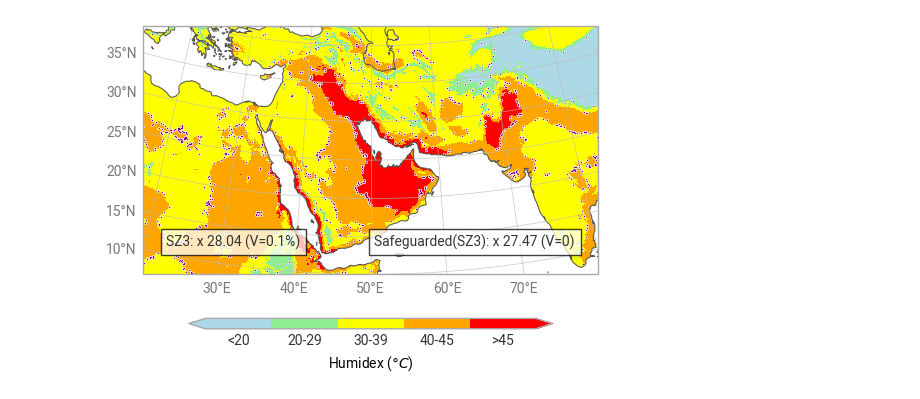
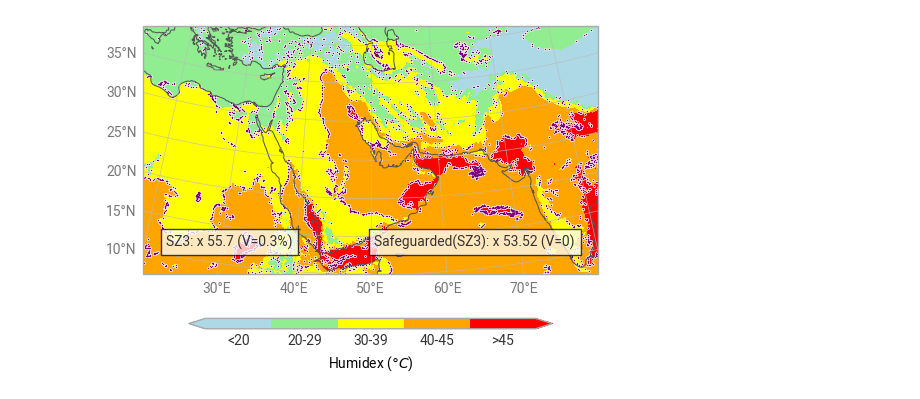
Before and after one commit to juntyr/compression-safeguards, a Jupyter notebook: examples/summary-qoi-km.ipynb, the cells around one changed output. Saved outputs shown, nothing was run; the diff lists cells and outputs as text; code cells hidden in the pictures.

Commit message:
Update to IFS-FESOM 0.05 degree data

```diff
--- a/examples/summary-qoi-km.ipynb
+++ b/examples/summary-qoi-km.ipynb
@@ -16,3 +11,16 @@ ERA5 = xr.open_dataset(
+# %%
+# TODO: rename
+ERA5 = (
+    xr.open_mfdataset(
+        "/Users/junityre/Downloads/ifs_fesom_story_o25-1_juniper/20240530/*.nc",
+        engine="netcdf4",
+    )
+    .sel(
+        # TODO: compress all
+        time=slice("2024-05-30T12", "2024-05-30T12"),
+    )
+    .rename_vars({"2d": "d2m", "2t": "t2m"})
+)
 # %%
 def humindex(ERA5):
     assert ERA5.t2m.units == "K"
@@ -124,7 +132,7 @@ domain = earthkit.plots.geo.domains.Domain.from_bbox(bbox=[20, 80, 10, 40])
 
 chart = fig.add_map(0, 0, domain=domain)
 
-da = humindex(ERA5.sel(valid_time="2025-07-31T12"))
+da = humindex(ERA5.sel(time="2024-05-30T12"))
 
 # compute the default style that earthkit.maps would apply
 source = earthkit.plots.sources.XarraySource(da)
@@ -147,14 +155,14 @@ style._legend_kwargs["extend"] = "both"
 
 chart.pcolormesh(da, style=style)
 
-is_error = humidex_scale(ERA5_hu.sel(valid_time="2025-07-31T12")) != humidex_scale(
-    ERA5_sz3_hu.sel(valid_time="2025-07-31T12")
+is_error = humidex_scale(ERA5_hu.sel(time="2024-05-30T12")) != humidex_scale(
+    ERA5_sz3_hu.sel(time="2024-05-30T12")
 )
 error_lons = np.extract(
-    is_error, np.broadcast_to(da.longitude.values.reshape(1, -1), da.shape)
+    is_error, np.broadcast_to(da.lon.values.reshape(1, -1), da.shape)
 )
 error_lats = np.extract(
-    is_error, np.broadcast_to(da.latitude.values.reshape(-1, 1), da.shape)
+    is_error, np.broadcast_to(da.lat.values.reshape(-1, 1), da.shape)
 )
 chart.point_cloud(
     x=error_lons,
@@ -190,31 +198,31 @@ t = chart.ax.text(
 t.set_bbox(dict(facecolor="white", alpha=0.75, edgecolor="black"))
 
 t = chart.ax.text(
     0.95,
     0.1,
     (
         f"Safeguarded(SZ3): x {np.round(ERA5_sg_sz3_cr, 2)} "
         + f"(V={0 if err_v_sg_sz3 == 0 else np.format_float_positional(100 * err_v_sg_sz3, precision=1, min_digits=1) + '%'})"
     ),
     ha="right",
     va="bottom",
     transform=chart.ax.transAxes,
 )
 t.set_bbox(dict(facecolor="white", alpha=0.75, edgecolor="black"))
 
 for m in earthkit.plots.schemas.schema.quickmap_subplot_workflow:
     if m != "title":
         getattr(chart, m)()
 
 for m in earthkit.plots.schemas.schema.quickmap_figure_workflow:
     if m != "legend":
         getattr(chart, m)()
 
 chart.legend()
 
 cb = chart.ax.collections[0].colorbar
 cb.ax.set_xticklabels(["<20", "20-29", "30-39", "40-45", ">45"])
 
 fig.show()
 # %% [output]
-[figure, old version]
+[figure, new version]
```
Also changed, not shown: parts of 2 cells of this notebook.
